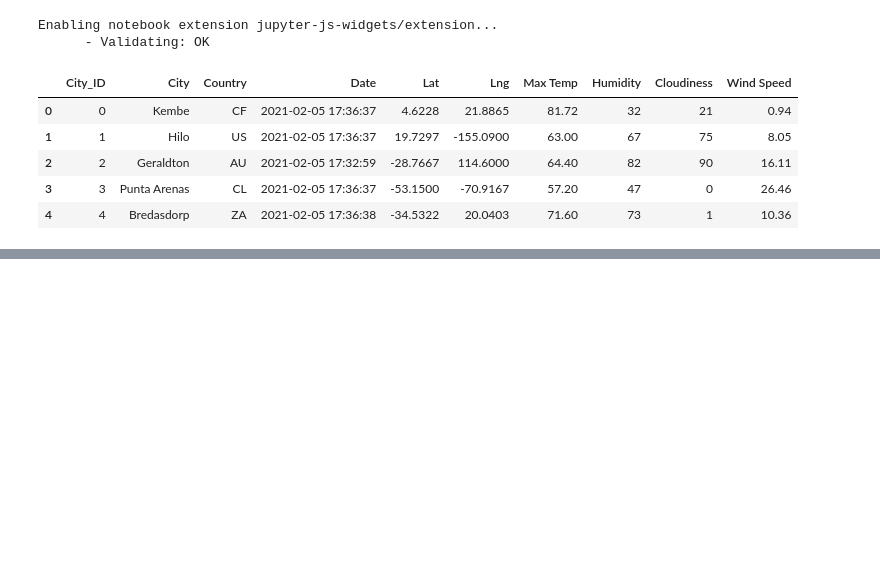
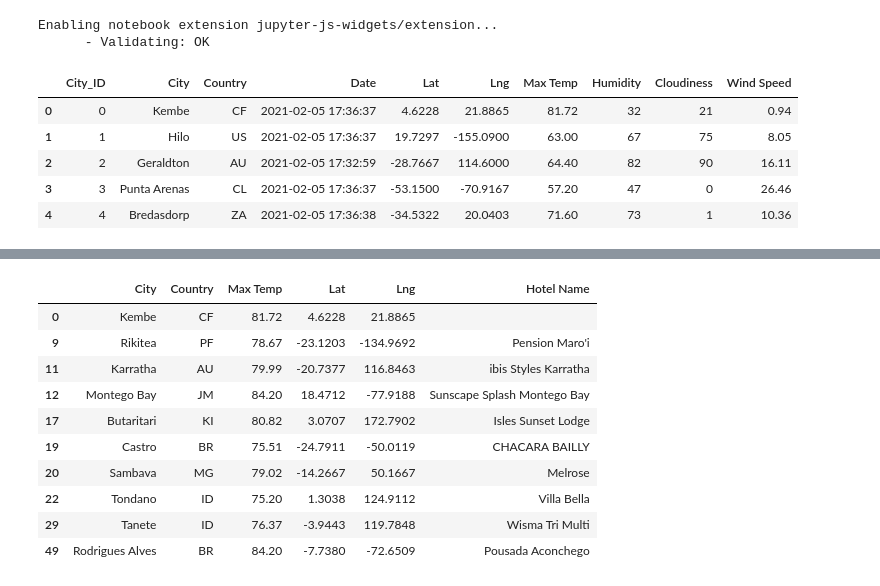
Before and after one commit to Quinneth/World_Weather_Analysis, a Jupyter notebook: vacationPy.ipynb, the cells around one changed output, grey strips where cells are left out. Drawn from its saved outputs; the diff is of its cells as text; code cells hidden in the pictures; blank space fills up the shorter version.

```diff
--- a/vacationPy.ipynb
+++ b/vacationPy.ipynb
@@ -50,0 +143,13 @@ for temp in max_temp:
+# %%
+# Set the parameters to search for a hotel in Paris.
+params = {
+    "radius": 5000,
+    "types": "lodging",
+    "key": g_key,
+    "location": "48.8566, 2.3522"}
+# Use base URL to search for hotels in Paris.
+base_url = "https://maps.googleapis.com/maps/api/place/nearbysearch/json"
+# Make request and get the JSON data from the search.
+hotels = requests.get(base_url, params=params).json()
+
+hotels
@@ -50,0 +178,21 @@ for temp in max_temp:
+# %%
+# Iterate through the DataFrame.
+
+# Iterate through DF
+for index, row in hotel_df.iterrows():
+    # Get the lat/lon
+    lat = row["Lat"]
+    lng = row["Lng"]
+
+    # Add lat/lon location key for params dictionary
+    params["location"] = f"{lat},{lng}"
+
+    # Use search term: "lodging" and our lat/lon
+    base_url = "https://maps.googleapis.com/maps/api/place/nearbysearch/json"
+    # Make request and get JSON data from search
+    hotels = requests.get(base_url, params=params).json()
+    # Grab first hotel from results and store name
+    try:
+        hotel_df.loc[index, "Hotel Name"] = hotels["results"][0]["name"]
+    except (IndexError):
+        print("Hotel not found... Skipping")
@@ -50,0 +219,14 @@ for temp in max_temp:
+# %%
+hotel_df.head(10)
+# %% [output]
+|  | City | Country | Max Temp | Lat | Lng | Hotel Name |
+| 0 | Kembe | CF | 81.72 | 4.6228 | 21.8865 |  |
+| 9 | Rikitea | PF | 78.67 | -23.1203 | -134.9692 | Pension Maro'i |
+| 11 | Karratha | AU | 79.99 | -20.7377 | 116.8463 | ibis Styles Karratha |
+| 12 | Montego Bay | JM | 84.20 | 18.4712 | -77.9188 | Sunscape Splash Montego Bay |
+| 17 | Butaritari | KI | 80.82 | 3.0707 | 172.7902 | Isles Sunset Lodge |
+| 19 | Castro | BR | 75.51 | -24.7911 | -50.0119 | CHACARA BAILLY |
+| 20 | Sambava | MG | 79.02 | -14.2667 | 50.1667 | Melrose |
+| 22 | Tondano | ID | 75.20 | 1.3038 | 124.9112 | Villa Bella |
+| 29 | Tanete | ID | 76.37 | -3.9443 | 119.7848 | Wisma Tri Multi |
+| 49 | Rodrigues Alves | BR | 84.20 | -7.7380 | -72.6509 | Pousada Aconchego |
```
Also changed, not shown: parts of 17 cells of this notebook, 1 other file.
